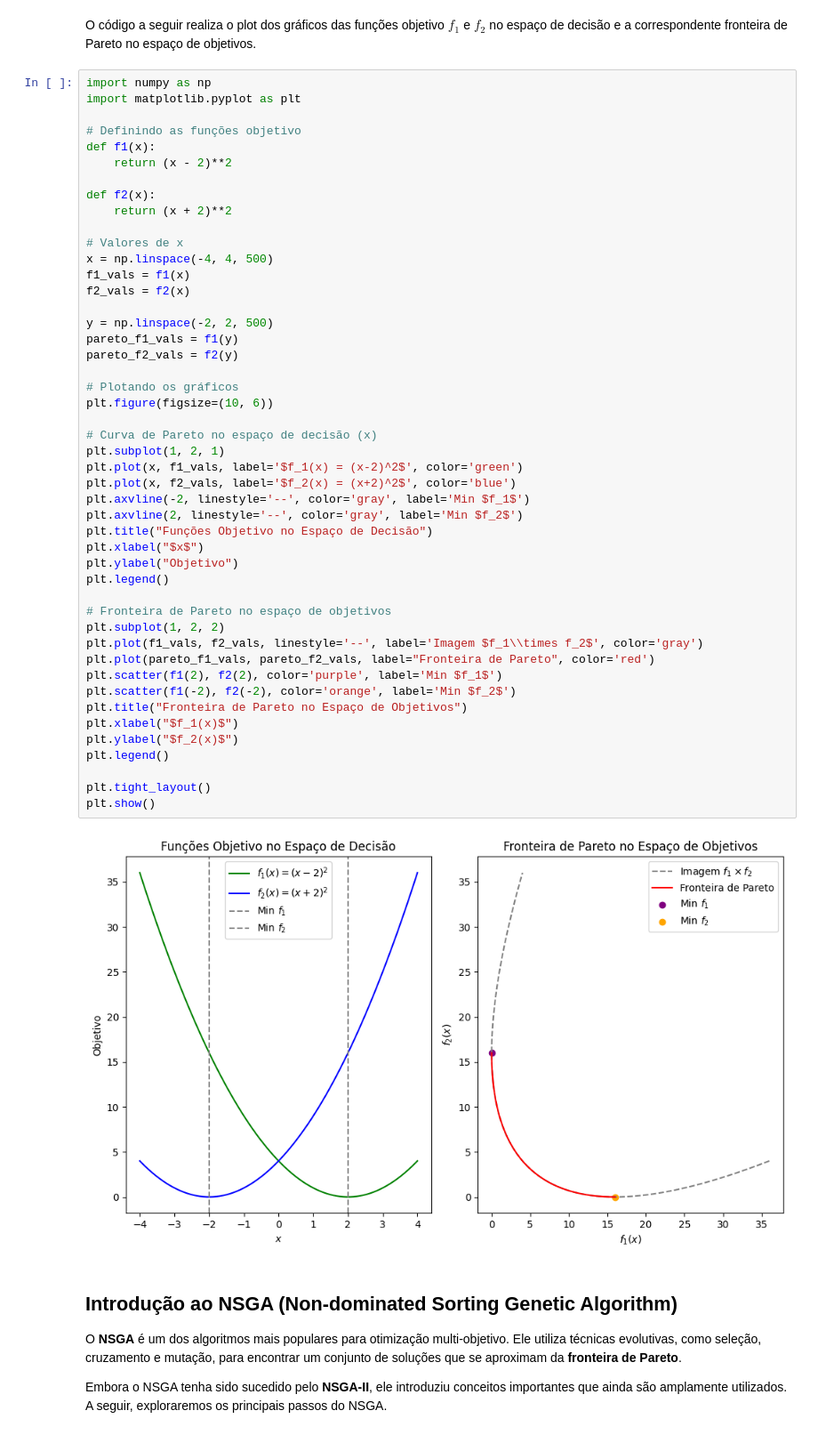
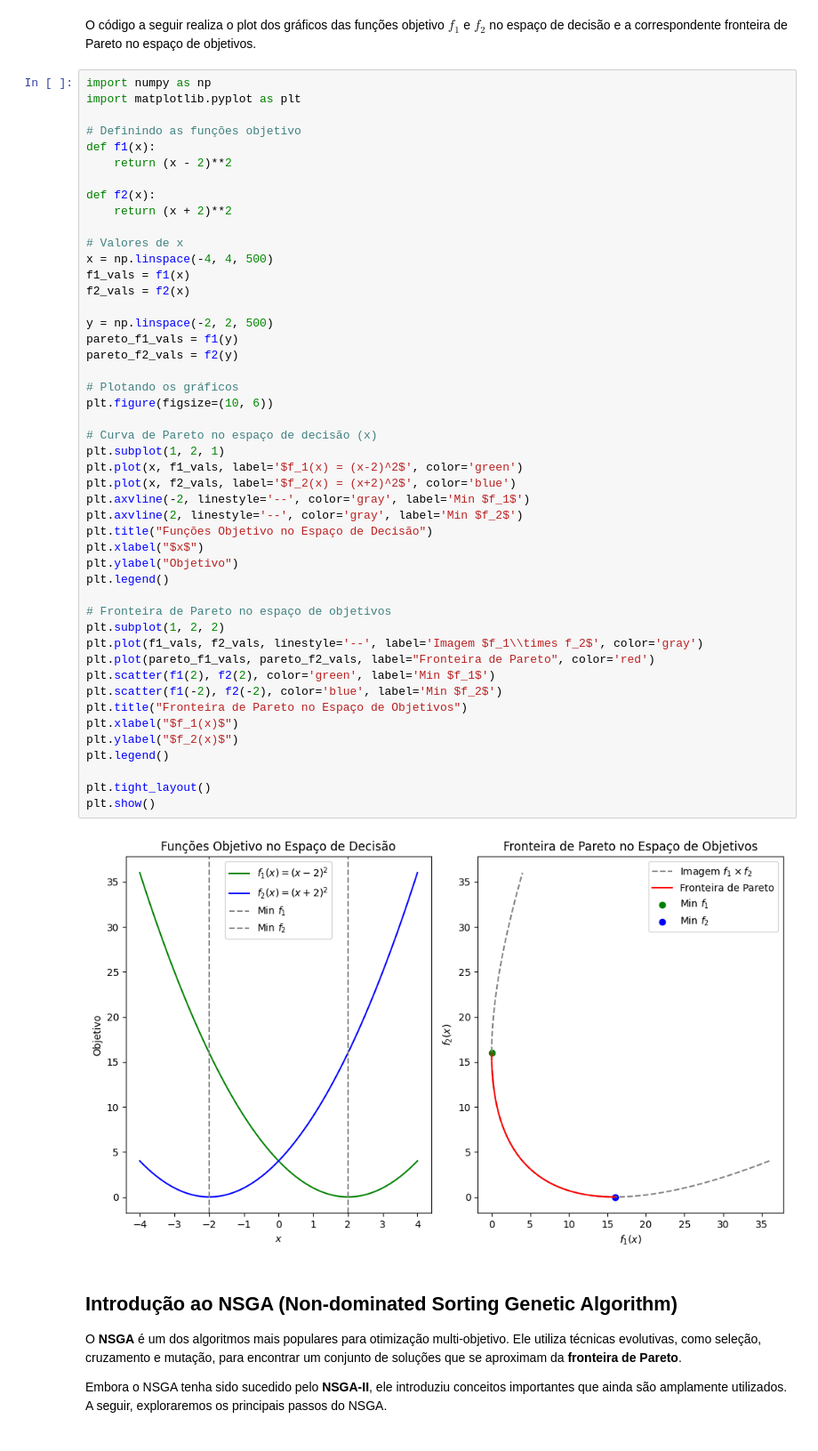
Before and after one commit to JunioCesarFerreira/NSGA-Studies, a Jupyter notebook: notebooks/basic/nsga-initial-study.ipynb, the cells around one changed output. Shown at 89% size. Drawn from its saved outputs; the diff is of its cells as text.

```diff
--- a/notebooks/basic/nsga-initial-study.ipynb
+++ b/notebooks/basic/nsga-initial-study.ipynb
@@ -112,36 +112,36 @@ f2_vals = f2(x)
 y = np.linspace(-2, 2, 500)
 pareto_f1_vals = f1(y)
 pareto_f2_vals = f2(y)
 
 # Plotando os gráficos
 plt.figure(figsize=(10, 6))
 
 # Curva de Pareto no espaço de decisão (x)
 plt.subplot(1, 2, 1)
 plt.plot(x, f1_vals, label='$f_1(x) = (x-2)^2$', color='green')
 plt.plot(x, f2_vals, label='$f_2(x) = (x+2)^2$', color='blue')
 plt.axvline(-2, linestyle='--', color='gray', label='Min $f_1$')
 plt.axvline(2, linestyle='--', color='gray', label='Min $f_2$')
 plt.title("Funções Objetivo no Espaço de Decisão")
 plt.xlabel("$x$")
 plt.ylabel("Objetivo")
 plt.legend()
 
 # Fronteira de Pareto no espaço de objetivos
 plt.subplot(1, 2, 2)
 plt.plot(f1_vals, f2_vals, linestyle='--', label='Imagem $f_1\\times f_2$', color='gray')
 plt.plot(pareto_f1_vals, pareto_f2_vals, label="Fronteira de Pareto", color='red')
-plt.scatter(f1(2), f2(2), color='purple', label='Min $f_1$')
-plt.scatter(f1(-2), f2(-2), color='orange', label='Min $f_2$')
+plt.scatter(f1(2), f2(2), color='green', label='Min $f_1$')
+plt.scatter(f1(-2), f2(-2), color='blue', label='Min $f_2$')
 plt.title("Fronteira de Pareto no Espaço de Objetivos")
 plt.xlabel("$f_1(x)$")
 plt.ylabel("$f_2(x)$")
 plt.legend()
 
 plt.tight_layout()
 plt.show()
 # %% [output]
-[figure, old version]
+[figure, new version]
 # %% [markdown]
 ## Introdução ao NSGA (Non-dominated Sorting Genetic Algorithm)
 
```
Also changed, not shown: parts of 24 cells of this notebook.
